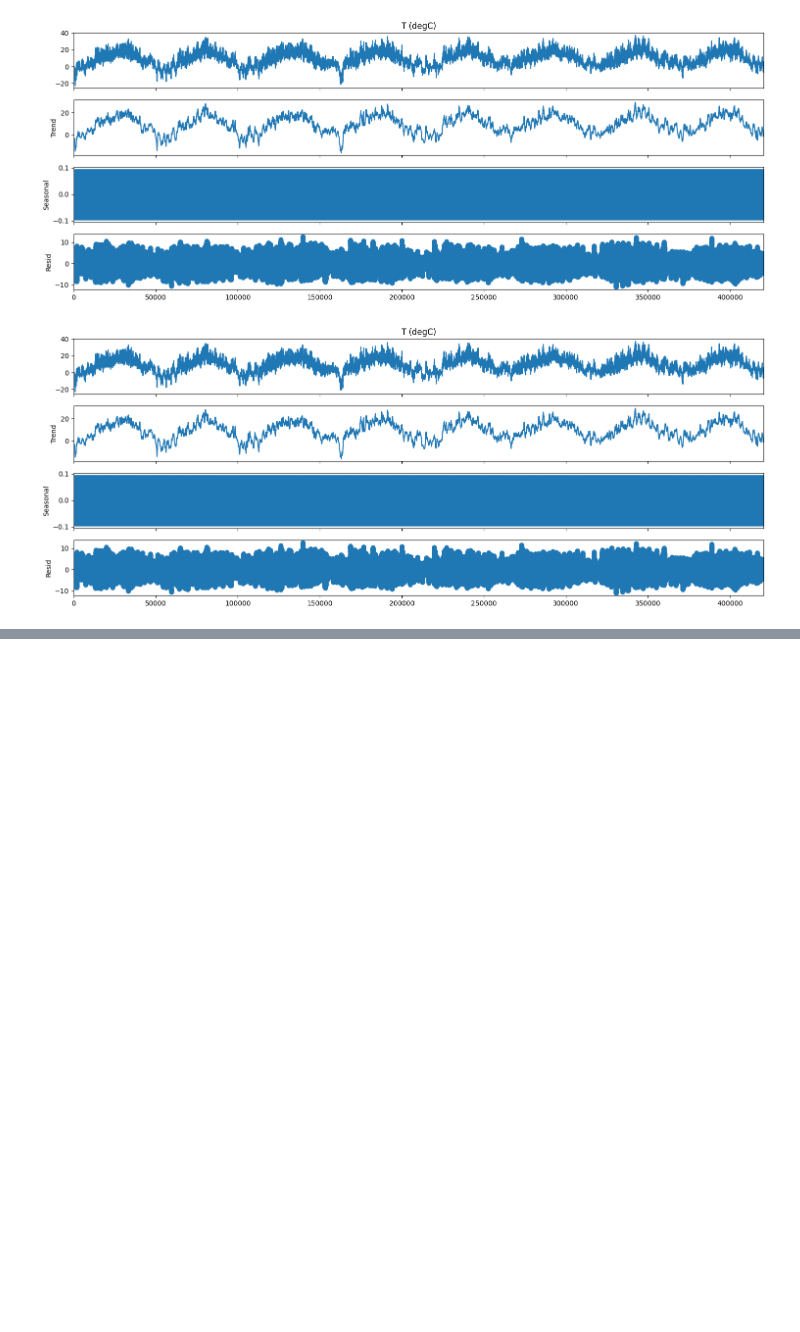
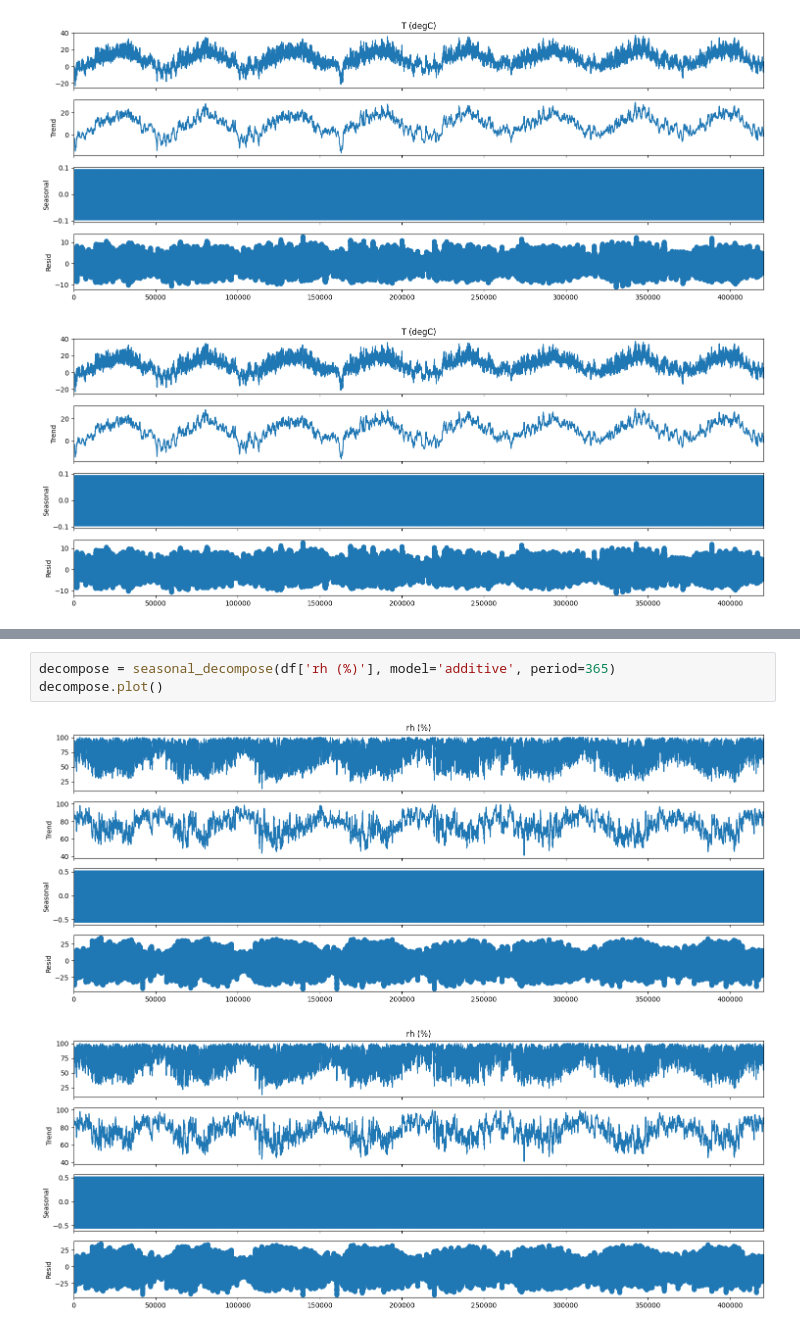
Before and after one commit to Ind-saurabh-kumar/Data_Science_Course, a Jupyter notebook: Deep_Learning_with_tensorflow/_time_series_tf.ipynb, the cells around one changed output, grey strips where cells are left out. Cells and saved outputs as stored; diff of their text form; blank space fills up the shorter version.

```diff
--- a/Deep_Learning_with_tensorflow/_time_series_tf.ipynb
+++ b/Deep_Learning_with_tensorflow/_time_series_tf.ipynb
@@ -175,0 +182,6 @@ decompose.plot()
+# %%
+decompose = seasonal_decompose(df['rh (%)'], model='additive', period=365)
+decompose.plot()
+# %% [output]
+[figure, added]
+[figure, added]
```
Also changed, not shown: parts of 1 cell of this notebook.
